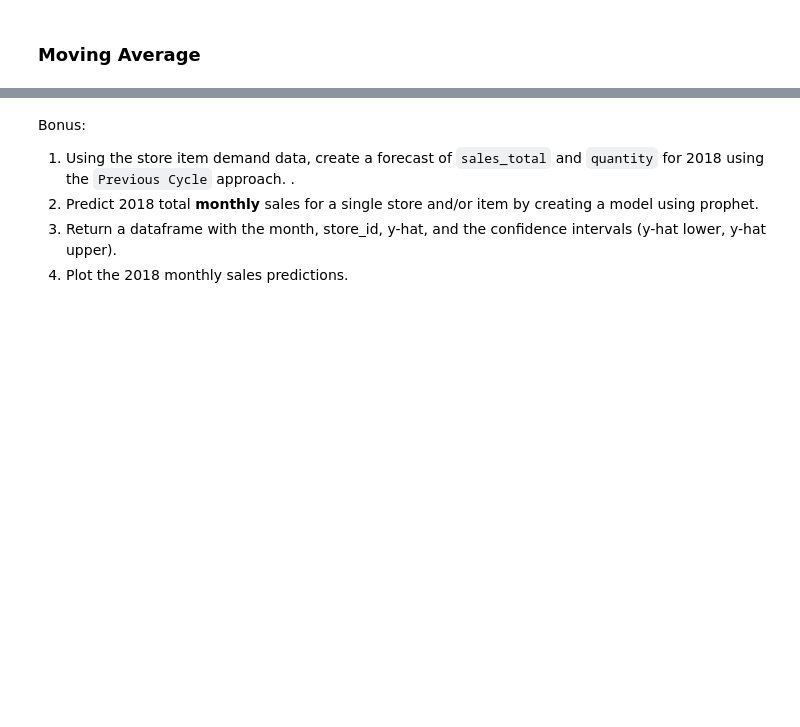
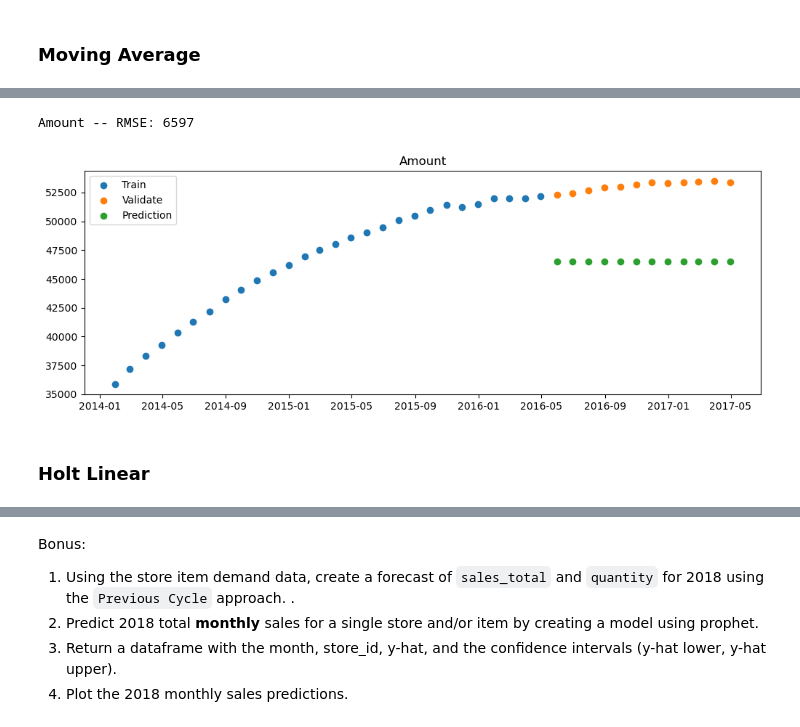
Before and after one commit to JoshuaHolt-Tech/time-series-exercises, a Jupyter notebook: time_series_modeling.ipynb, the cells around one changed output, grey strips where cells are left out. Drawn from its saved outputs; the diff is of its cells as text; code cells hidden in the pictures; blank space fills up the shorter version.

```diff
--- a/time_series_modeling.ipynb
+++ b/time_series_modeling.ipynb
@@ -165,2 +179,8 @@ rmse1
 # %% [markdown]
 ### Moving Average
+# %%
+period = 30
+# %%
+#Keeping the last 30 days
+rolling_amount = round(train['Amount'].rolling(period).mean()[-1],2)
+print(rolling_amount)
@@ -166,0 +189,2 @@ rmse1
+# %%
+yhat_df = make_baseline_predictions(rolling_amount)
@@ -166,0 +201,16 @@ rmse1
+# %%
+plt.figure(figsize = (12,4))
+plt.scatter(x = train.index, y=train['Amount'], label = 'Train')
+plt.scatter(x= val.index, y=val['Amount'], label = 'Validate')
+plt.scatter(x= val.index, y = yhat_df['Amount'], label = 'Prediction')
+plt.title('Amount')
+rmse = round(sqrt(mean_squared_error(val['Amount'], yhat_df['Amount'])), 0)
+
+print('Amount', '-- RMSE: {:.0f}'.format(rmse))
+plt.legend()
+plt.show()
+# %% [output]
+Amount -- RMSE: 6597
+[figure, added]
+# %% [markdown]
+### Holt Linear
```
Also changed, not shown: parts of 41 cells of this notebook, 1 other file.
